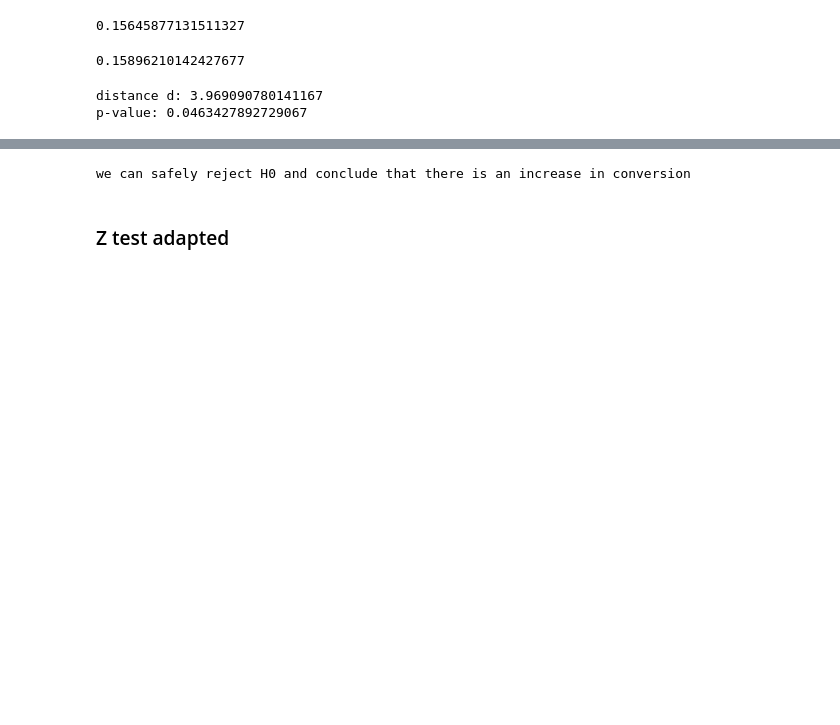
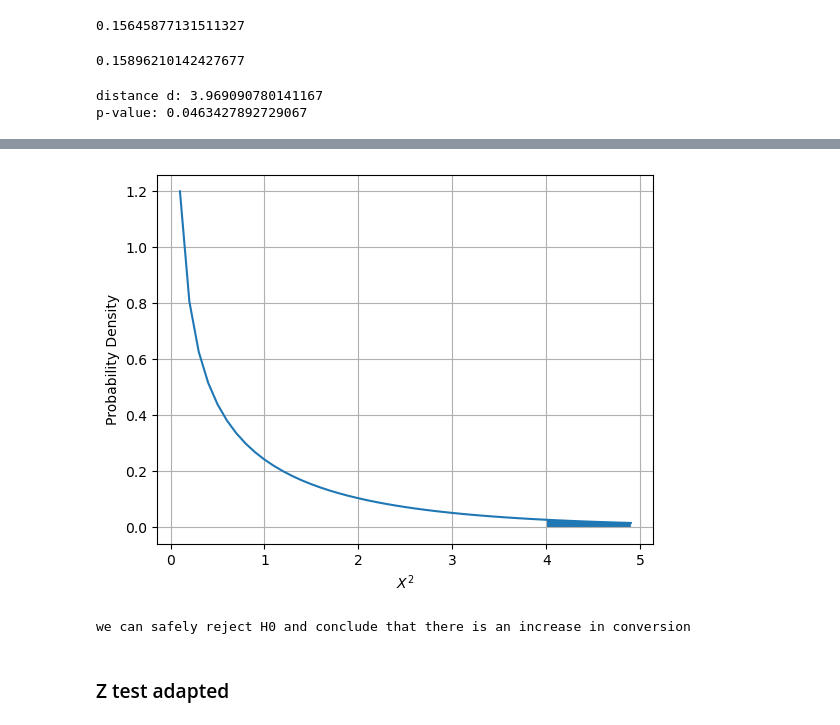
Before and after one commit to FrankyDBravo/ABtesting, a Jupyter notebook: abTestingFramework.ipynb, the cells around one changed output, grey strips where cells are left out. Cells and saved outputs as stored; diff of their text form; code cells hidden in the pictures; blank space fills up the shorter version.

```diff
--- a/abTestingFramework.ipynb
+++ b/abTestingFramework.ipynb
@@ -483,3 +496,12 @@ fig.show()
+# %%
+plt.plot(d, chi2.pdf(d, df=1))
+plt.fill_between(d[d>D], chi2.pdf(d[d>D], df=1))
+plt.xlabel(r"$X^2$")
+plt.ylabel('Probability Density')
+plt.grid()
+plt.show()
+# %% [output]
+[figure, added]
 # %%
 if converted_variant>converted_variant_o and pvalue<0.05:
     print('we can safely reject H0 and conclude that there is an increase in conversion')
```
Also changed, not shown: parts of 5 cells of this notebook.
